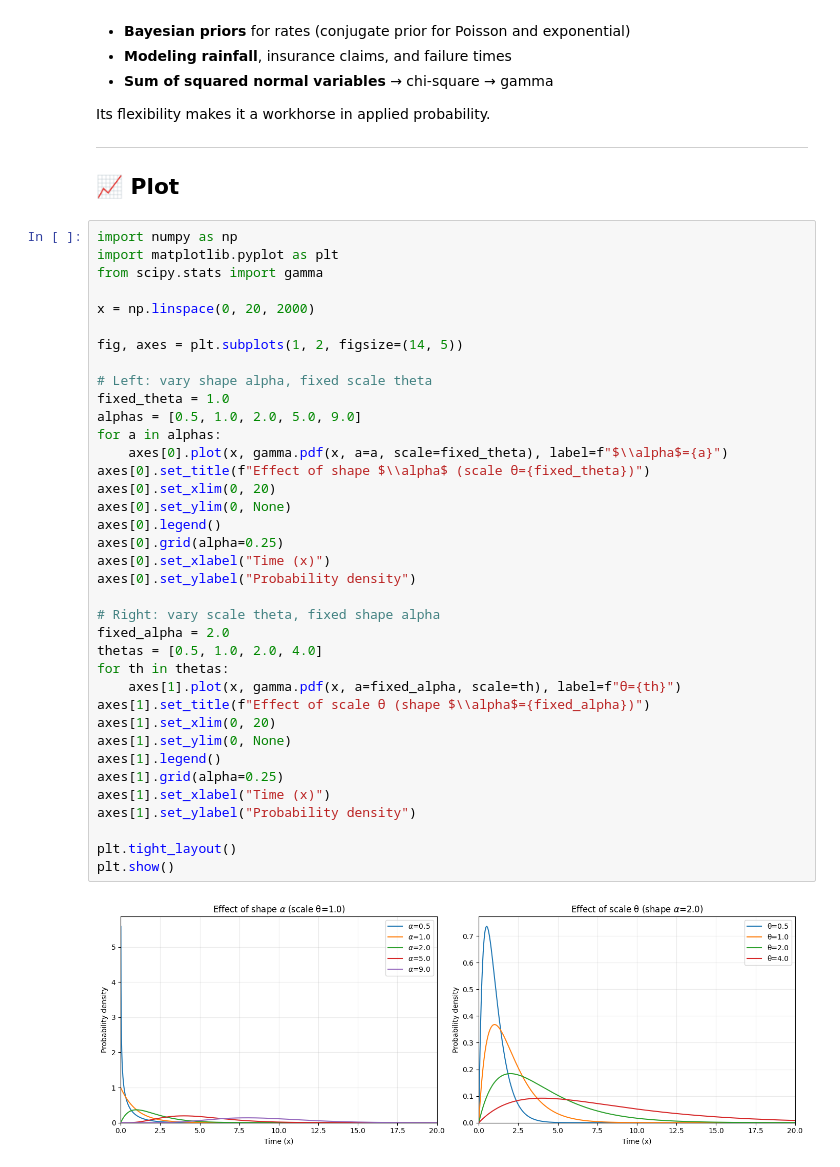
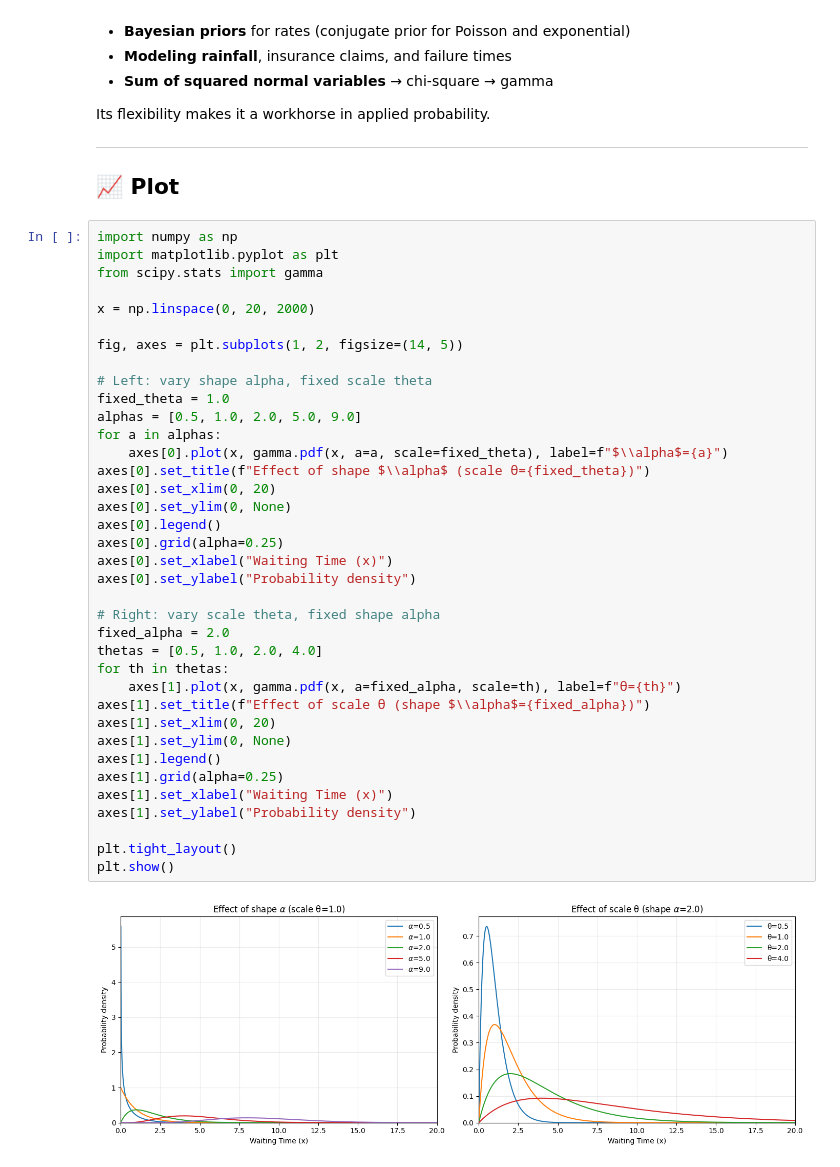
Before and after one commit to ZenSoftware/zen_jupyter, a Jupyter notebook: stats/gamma_dist.ipynb, the cells around one changed output. Drawn from its saved outputs; the diff is of its cells as text.

```diff
--- a/stats/gamma_dist.ipynb
+++ b/stats/gamma_dist.ipynb
@@ -94,33 +94,33 @@ x = np.linspace(0, 20, 2000)
 
 fig, axes = plt.subplots(1, 2, figsize=(14, 5))
 
 # Left: vary shape alpha, fixed scale theta
 fixed_theta = 1.0
 alphas = [0.5, 1.0, 2.0, 5.0, 9.0]
 for a in alphas:
     axes[0].plot(x, gamma.pdf(x, a=a, scale=fixed_theta), label=f"$\\alpha$={a}")
 axes[0].set_title(f"Effect of shape $\\alpha$ (scale θ={fixed_theta})")
 axes[0].set_xlim(0, 20)
 axes[0].set_ylim(0, None)
 axes[0].legend()
 axes[0].grid(alpha=0.25)
-axes[0].set_xlabel("Time (x)")
+axes[0].set_xlabel("Waiting Time (x)")
 axes[0].set_ylabel("Probability density")
 
 # Right: vary scale theta, fixed shape alpha
 fixed_alpha = 2.0
 thetas = [0.5, 1.0, 2.0, 4.0]
 for th in thetas:
     axes[1].plot(x, gamma.pdf(x, a=fixed_alpha, scale=th), label=f"θ={th}")
 axes[1].set_title(f"Effect of scale θ (shape $\\alpha$={fixed_alpha})")
 axes[1].set_xlim(0, 20)
 axes[1].set_ylim(0, None)
 axes[1].legend()
 axes[1].grid(alpha=0.25)
-axes[1].set_xlabel("Time (x)")
+axes[1].set_xlabel("Waiting Time (x)")
 axes[1].set_ylabel("Probability density")
 
 plt.tight_layout()
 plt.show()
 # %% [output]
-[figure, old version]
+[figure, new version]
```
